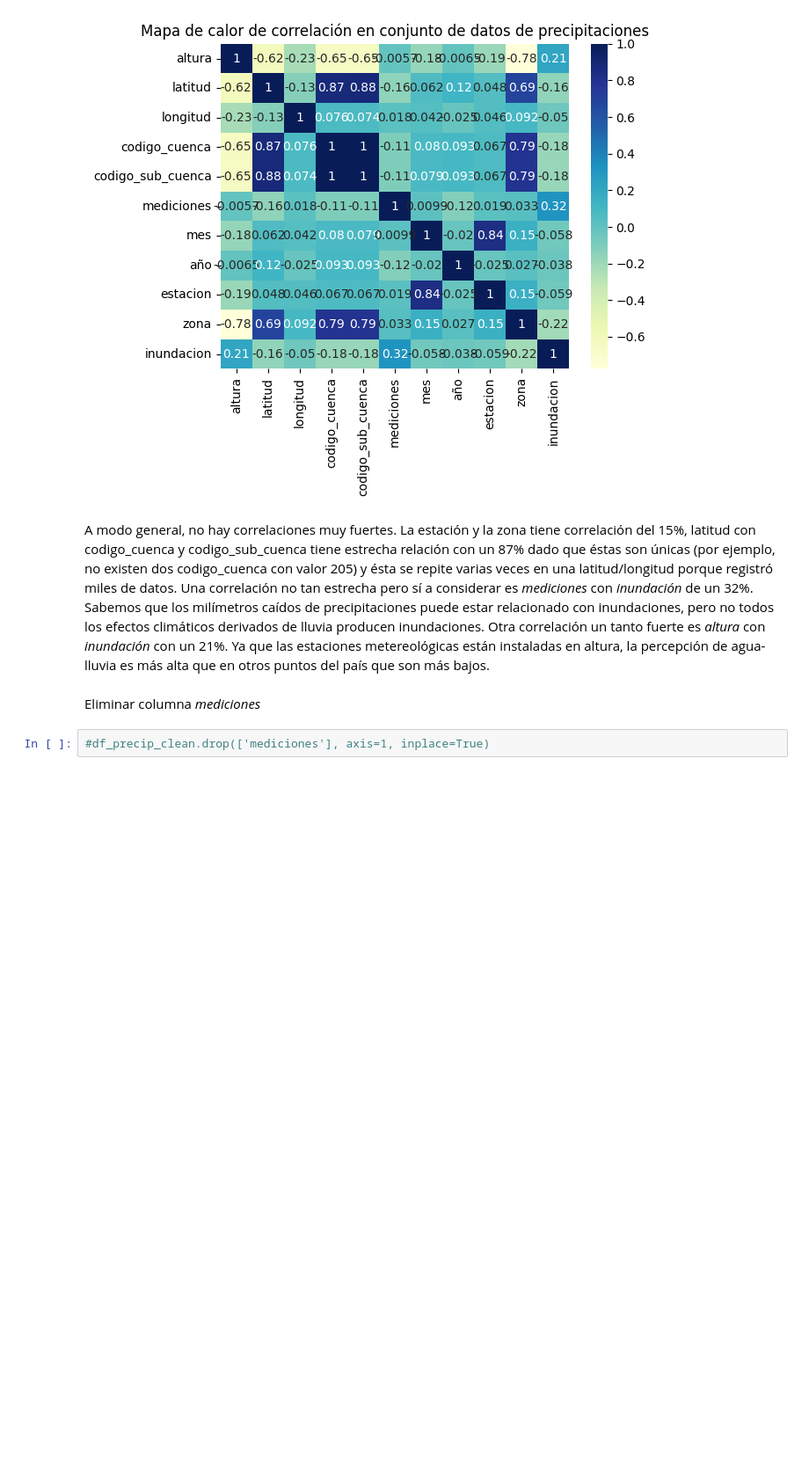
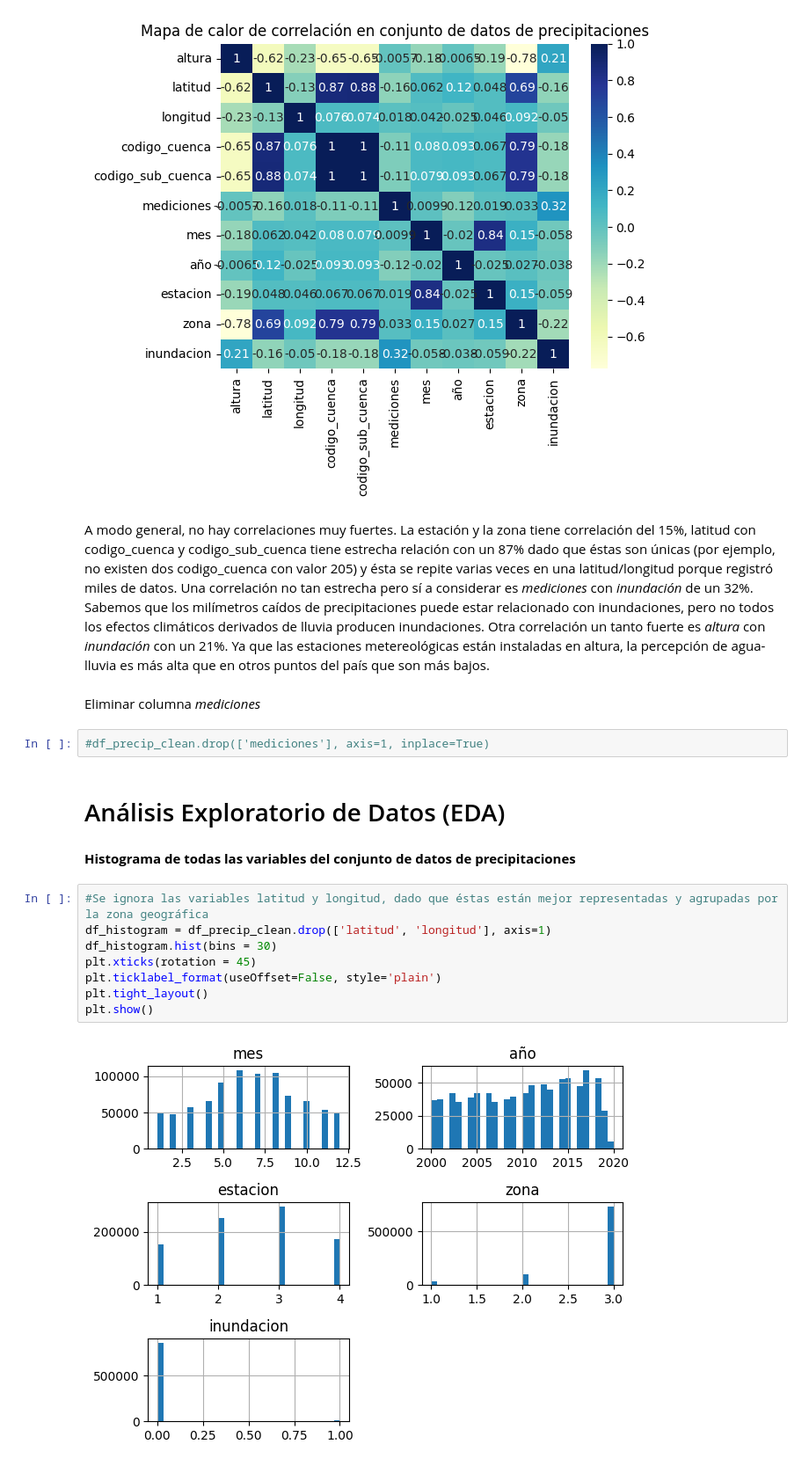
Before and after one commit to chernandezrojas1991/project-2-ml-precipitation-by-day-chile, a Jupyter notebook: project_2_ml_precipitation_by_day.ipynb, the cells around one changed output. Shown: that part at 88% size. Cells and saved outputs as stored; diff of their text form; blank space fills up the shorter version.

```diff
--- a/project_2_ml_precipitation_by_day.ipynb
+++ b/project_2_ml_precipitation_by_day.ipynb
@@ -327,3 +327,17 @@ A modo general, no hay correlaciones muy fuertes. La estación y la zona tiene c
 Eliminar columna *mediciones*
 # %%
 #df_precip_clean.drop(['mediciones'], axis=1, inplace=True)
+# %% [markdown]
+# Análisis Exploratorio de Datos (EDA)
+# %% [markdown]
+**Histograma de todas las variables del conjunto de datos de precipitaciones**
+# %%
+#Se ignora las variables latitud y longitud, dado que éstas están mejor representadas y agrupadas por la zona geográfica
+df_histogram = df_precip_clean.drop(['latitud', 'longitud'], axis=1)
+df_histogram.hist(bins = 30)
+plt.xticks(rotation = 45)
+plt.ticklabel_format(useOffset=False, style='plain')
+plt.tight_layout()
+plt.show()
+# %% [output]
+[figure, added]
```
Also changed, not shown: parts of 10 cells of this notebook.
